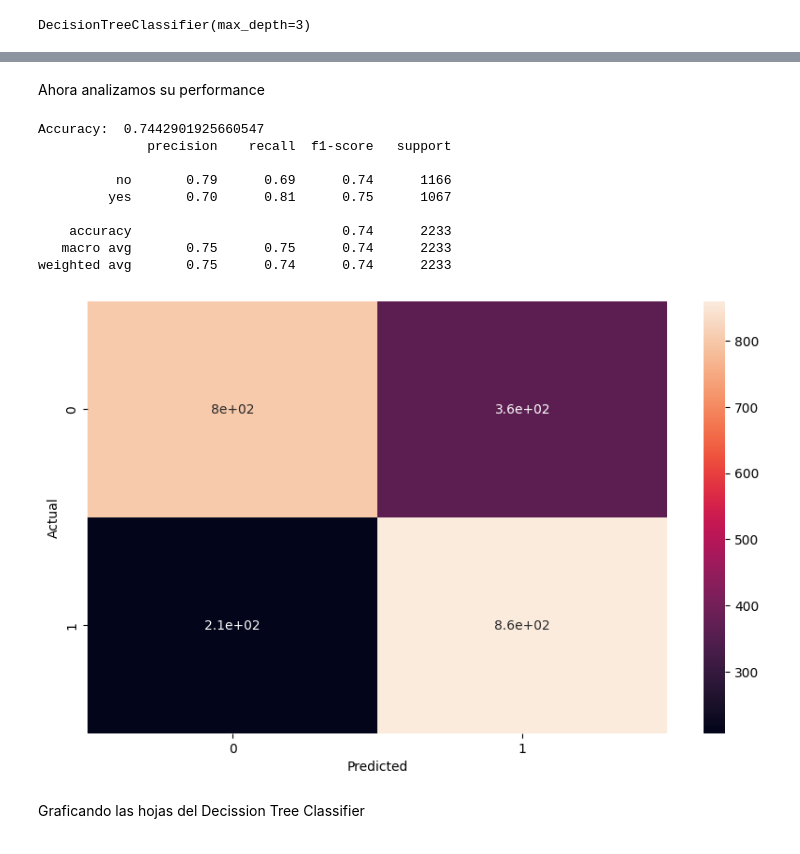
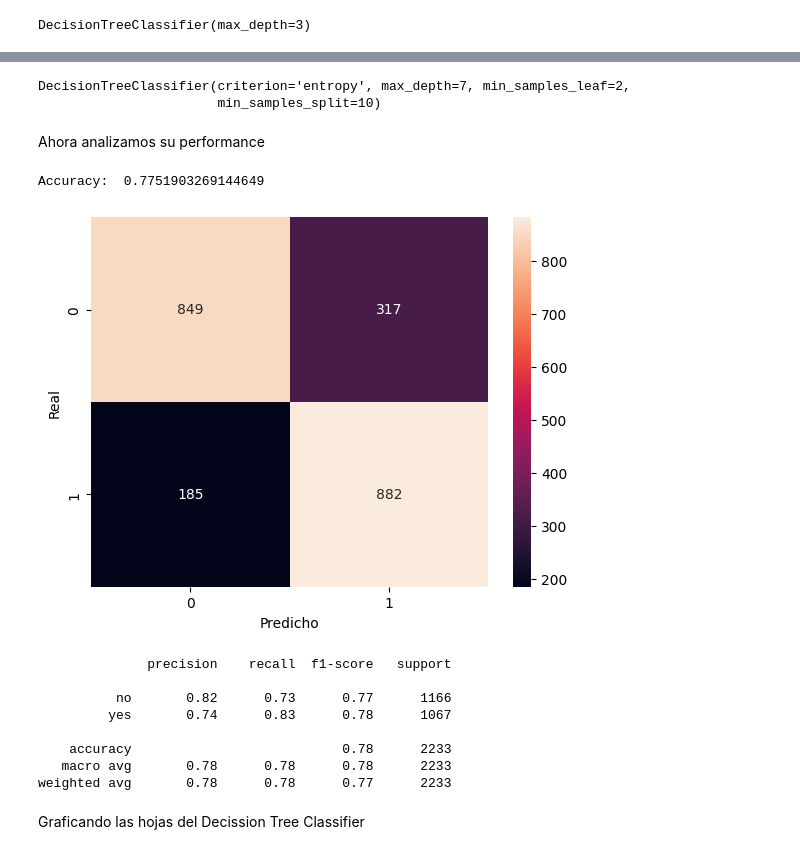
Before and after one commit to gabislot07/Chona-avanzado-2024, a Jupyter notebook: modelos parte 2 - numericos continuos y categoricos/arbol2.ipynb, the cells around one changed output, grey strips where cells are left out. Cells and saved outputs as stored; diff of their text form; code cells hidden in the pictures.

```diff
--- a/modelos parte 2 - numericos continuos y categoricos/arbol2.ipynb
+++ b/modelos parte 2 - numericos continuos y categoricos/arbol2.ipynb
@@ -80,0 +86,19 @@ DecisionTreeClassifier(max_depth=3)
+# %%
+from sklearn.model_selection import RandomizedSearchCV
+#  Definir la grilla de hiperparámetros para el decision tre clasiffier
+
+grilla_de_params = {
+    "max_depth": [None, 3, 5, 7, 10],
+    "min_samples_split": [2, 5, 10, 15, 20],
+    "min_samples_leaf": [1, 2, 5, 10, 15, 20],
+    "max_features": [None, "auto", "sqrt", "log2"],
+    "criterion": ["gini", "entropy"],
+    "splitter": ["best", "random"],
+    "max_leaf_nodes": [None, 5, 10, 15, 20, 25]
+}
+
+# Realizar búsqueda aleatoria de hiperparámetros con KFold CV
+random_search = RandomizedSearchCV(dt_model, grilla_de_params, n_iter = 100, cv = 5, random_state = 42, n_jobs = -1)
+
+# Mostrar los mejores hiperparámetros
+print (random_search.best_params_)
@@ -81,31 +124,45 @@ DecisionTreeClassifier(max_depth=3)
+# %%
+# guardar un nuevo modelo con los mejores hiperparamentros encontrado
+mejor_modelo = DecisionTreeClassifier(**random_search.best_params_)
+
+# Entrenar el modelo final con los mejores hiperparámetros
+mejor_modelo.fit(X_train, y_train)
+# %% [output]
+DecisionTreeClassifier(criterion='entropy', max_depth=7, min_samples_leaf=2,
+                       min_samples_split=10)
 # %% [markdown]
 Ahora analizamos su performance
 # %%
 from sklearn.metrics import accuracy_score, confusion_matrix, classification_report
 
-y_pred = dt_model.predict(X_test)
+# Predecir con el modelo final
+y_pred = mejor_modelo.predict(X_test)
+
 accuracy = accuracy_score(y_test, y_pred)
+
+#matriz de confusión
 cm = confusion_matrix(y_test, y_pred)
 
 print("Accuracy: ", accuracy)
 
-fig, ax = plt.subplots(figsize = (10,6))
-sns.heatmap(cm, annot = True, ax = ax)
-plt.xlabel("Predicted")
-plt.ylabel("Actual")
+#dibujar la matriz de confusión sobre los datos de test
+sns.heatmap(cm, annot = True, fmt = "d")
+plt.xlabel("Predicho")
+plt.ylabel("Real")
+plt.show()
 
 print(classification_report(y_test, y_pred))
 # %% [output]
-Accuracy:  0.7442901925660547
-              precision    recall  f1-score   support
-
-          no       0.79      0.69      0.74      1166
-         yes       0.70      0.81      0.75      1067
-
-    accuracy                           0.74      2233
-   macro avg       0.75      0.75      0.74      2233
-weighted avg       0.75      0.74      0.74      2233
+Accuracy:  0.7751903269144649
-[figure, old version]
+[figure, new version]
+              precision    recall  f1-score   support
+
+          no       0.82      0.73      0.77      1166
+         yes       0.74      0.83      0.78      1067
+
+    accuracy                           0.78      2233
+   macro avg       0.78      0.78      0.78      2233
+weighted avg       0.78      0.78      0.77      2233
 # %% [markdown]
 Graficando las hojas del Decission Tree Classifier
 # %%
```
Also changed, not shown: parts of 9 cells of this notebook, 1 other file.
